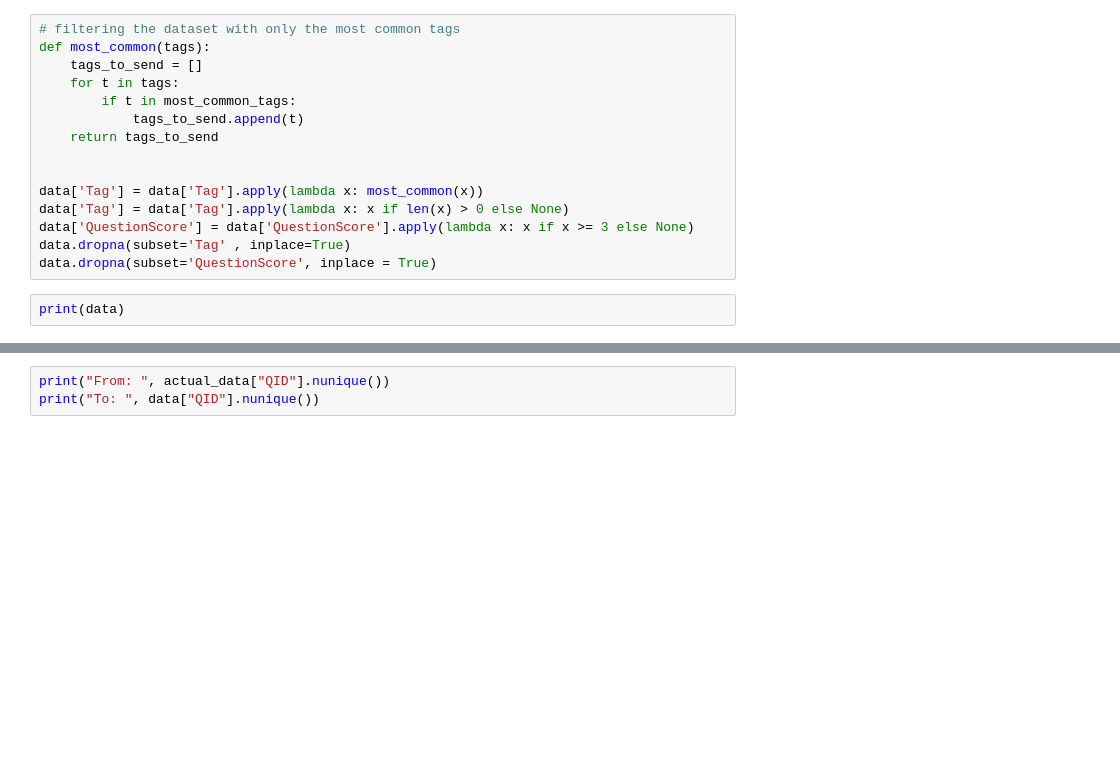
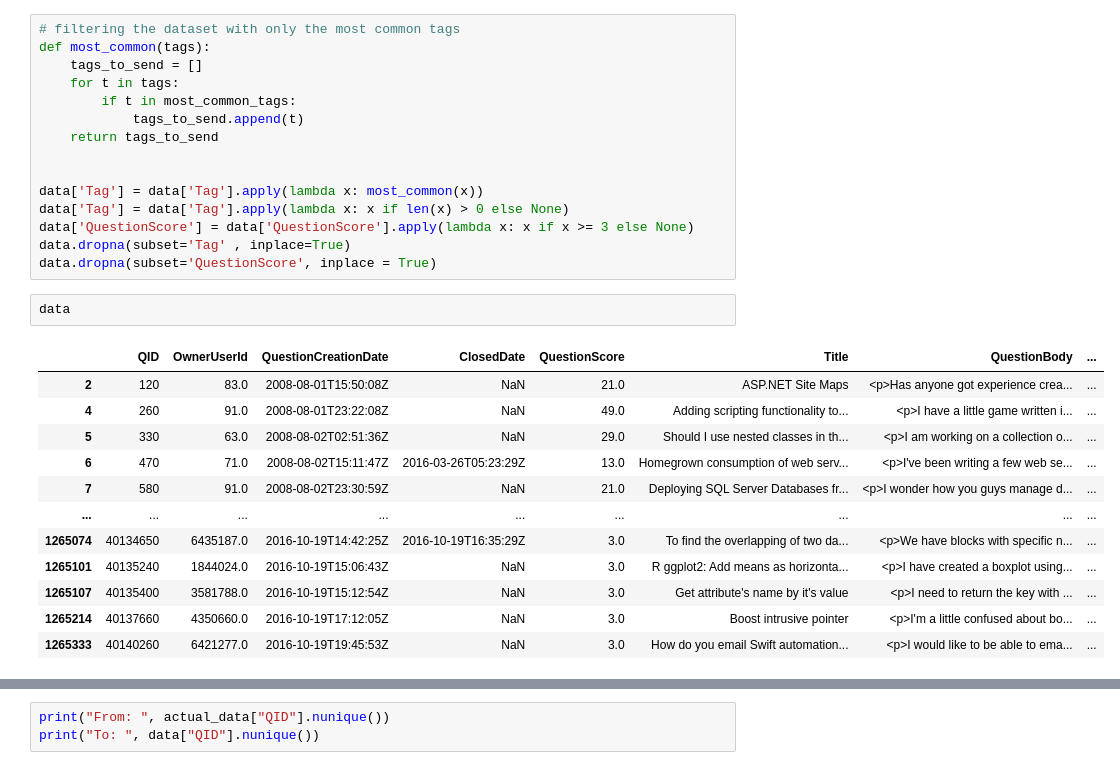
Before and after one commit to ii-varsha-ii/stackoverflow-tags-prediction, a Jupyter notebook: code/StackOverflow-Tags-Prediction-Notebook.ipynb, the cells around one changed output, grey strips where cells are left out. Cells and saved outputs as stored; diff of their text form; blank space fills up the shorter version.

```diff
--- a/code/StackOverflow-Tags-Prediction-Notebook.ipynb
+++ b/code/StackOverflow-Tags-Prediction-Notebook.ipynb
@@ -216,5 +243,17 @@ data['QuestionScore'] = data['QuestionScore'].apply(lambda x: x if x >= 3 else N
 data.dropna(subset='Tag' , inplace=True)
 data.dropna(subset='QuestionScore', inplace = True)
 # %%
-print(data)
+data
 # %% [output]
+|  | QID | OwnerUserId | QuestionCreationDate | ClosedDate | QuestionScore | Title | QuestionBody | ... |
+| 2 | 120 | 83.0 | 2008-08-01T15:50:08Z | NaN | 21.0 | ASP.NET Site Maps | <p>Has anyone got experience crea... | ... |
+| 4 | 260 | 91.0 | 2008-08-01T23:22:08Z | NaN | 49.0 | Adding scripting functionality to... | <p>I have a little game written i... | ... |
+| 5 | 330 | 63.0 | 2008-08-02T02:51:36Z | NaN | 29.0 | Should I use nested classes in th... | <p>I am working on a collection o... | ... |
+| 6 | 470 | 71.0 | 2008-08-02T15:11:47Z | 2016-03-26T05:23:29Z | 13.0 | Homegrown consumption of web serv... | <p>I've been writing a few web se... | ... |
+| 7 | 580 | 91.0 | 2008-08-02T23:30:59Z | NaN | 21.0 | Deploying SQL Server Databases fr... | <p>I wonder how you guys manage d... | ... |
+| ... | ... | ... | ... | ... | ... | ... | ... | ... |
+| 1265074 | 40134650 | 6435187.0 | 2016-10-19T14:42:25Z | 2016-10-19T16:35:29Z | 3.0 | To find the overlapping of two da... | <p>We have blocks with specific n... | ... |
+| 1265101 | 40135240 | 1844024.0 | 2016-10-19T15:06:43Z | NaN | 3.0 | R ggplot2: Add means as horizonta... | <p>I have created a boxplot using... | ... |
+| 1265107 | 40135400 | 3581788.0 | 2016-10-19T15:12:54Z | NaN | 3.0 | Get attribute's name by it's value | <p>I need to return the key with ... | ... |
+| 1265214 | 40137660 | 4350660.0 | 2016-10-19T17:12:05Z | NaN | 3.0 | Boost intrusive pointer | <p>I'm a little confused about bo... | ... |
+| 1265333 | 40140260 | 6421277.0 | 2016-10-19T19:45:53Z | NaN | 3.0 | How do you email Swift automation... | <p>I would like to be able to ema... | ... |
```
Also changed, not shown: parts of 18 cells of this notebook.
